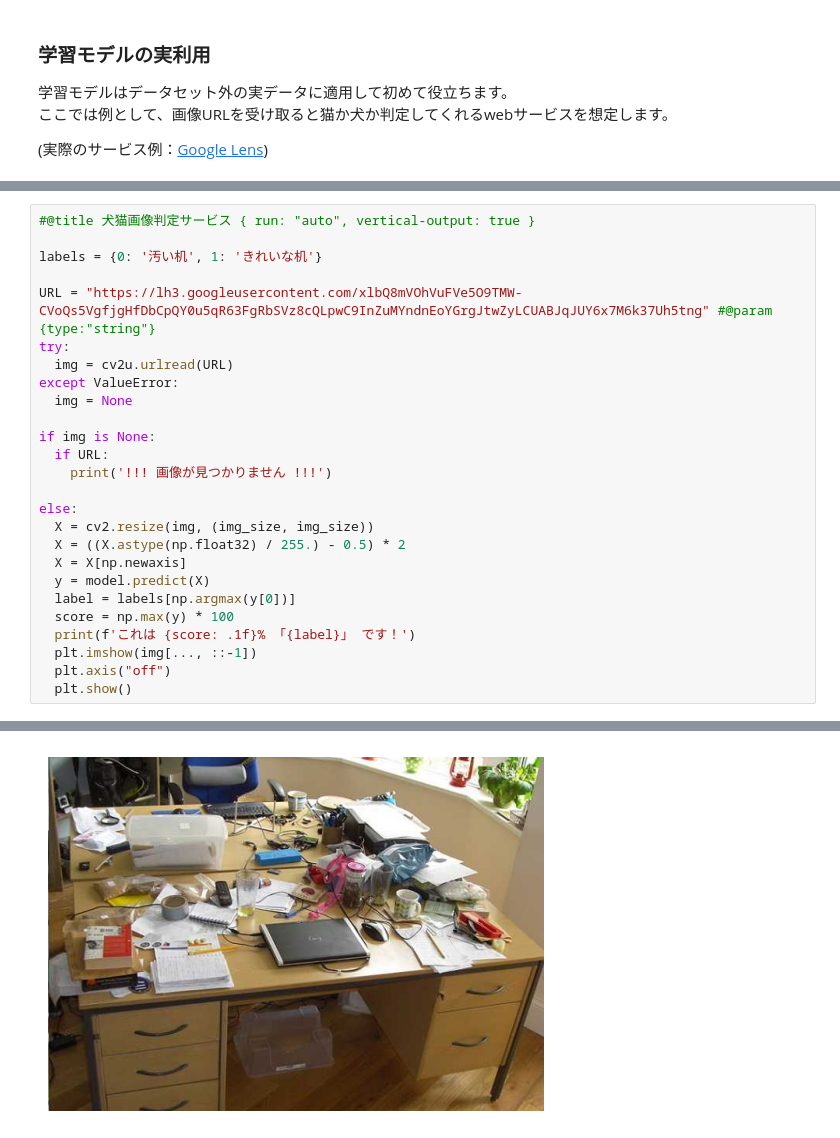
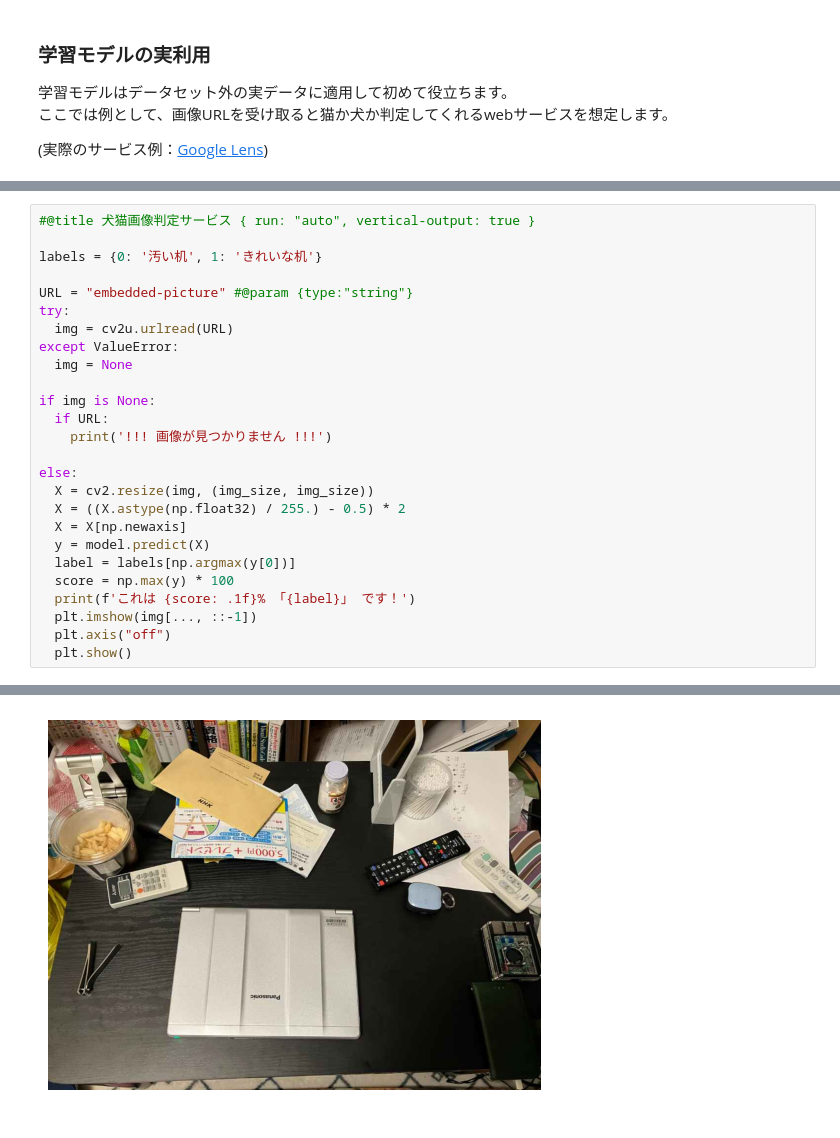
Before and after one commit to koki27345/R-D-kennsyuu, a Jupyter notebook: tutorial_image_classification.ipynb, the cells around one changed output, grey strips where cells are left out. Cells and saved outputs as stored; diff of their text form.

```diff
--- a/tutorial_image_classification.ipynb
+++ b/tutorial_image_classification.ipynb
@@ -483,7 +483,7 @@ Requirement already satisfied: threadpoolctl>=2.0.0 in /usr/local/lib/python3.10
 
 labels = {0: '汚い机', 1: 'きれいな机'}
 
-URL = "https://lh3.googleusercontent.com/xlbQ8mVOhVuFVe5O9TMW-CVoQs5VgfjgHfDbCpQY0u5qR63FgRbSVz8cQLpwC9InZuMYndnEoYGrgJtwZyLCUABJqJUY6x7M6k37Uh5tng" #@param {type:"string"}
+URL = "embedded-picture" #@param {type:"string"}
 try:
   img = cv2u.urlread(URL)
 except ValueError:
@@ -510 +510 @@ else:
-[figure, old version]
+[figure, new version]
```
Also changed, not shown: parts of 14 cells of this notebook.
